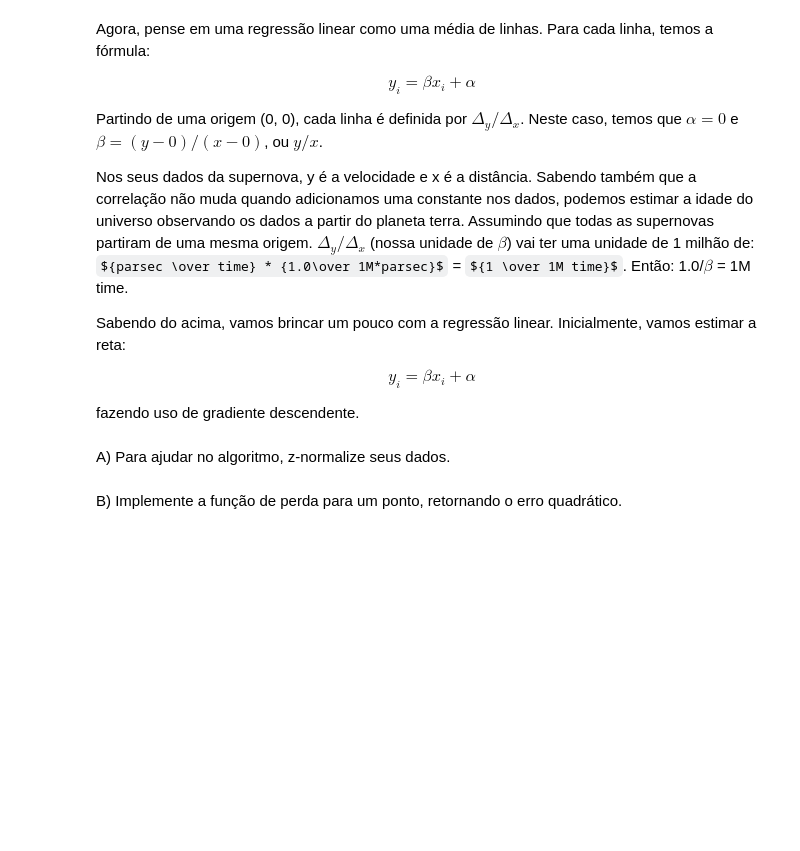
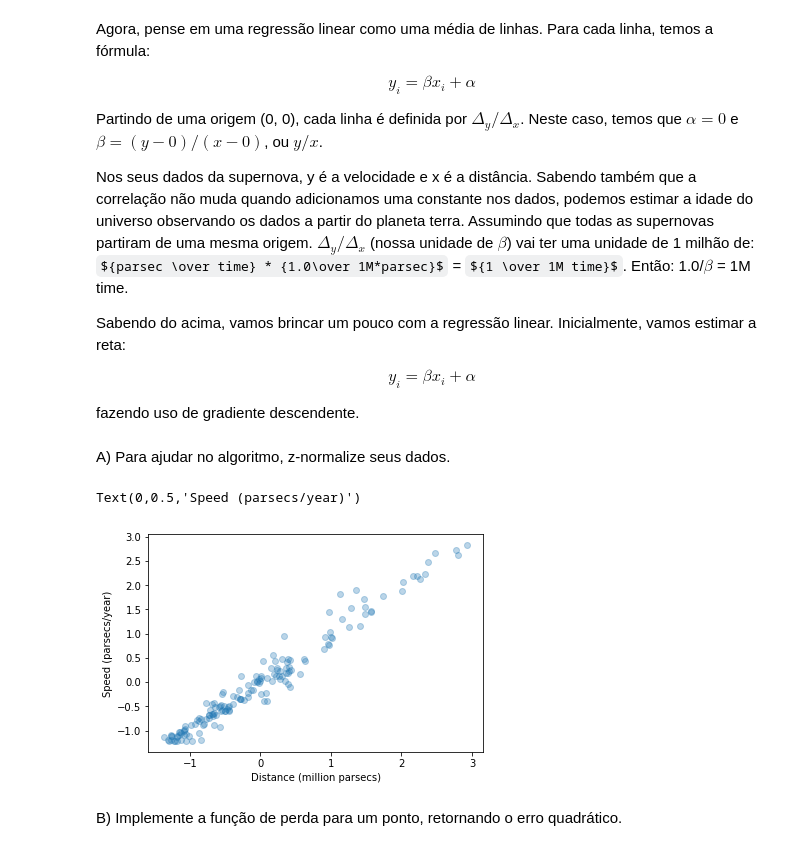
Before and after one commit to LorenaMendes/UFMG, a Jupyter notebook: ICD/Lista 5/Lista05.ipynb, the cells around one changed output. Saved outputs shown, nothing was run; the diff lists cells and outputs as text; code cells hidden in the pictures; some formulas as TeX source; blank space fills up the shorter version.

```diff
--- a/ICD/Lista 5/Lista05.ipynb
+++ b/ICD/Lista 5/Lista05.ipynb
@@ -58,12 +58,15 @@ fazendo uso de gradiente descendente.
 # %% [markdown]
 A) Para ajudar no algoritmo, z-normalize seus dados.
 # %%
-# YOUR CODE HERE
-raise NotImplementedError()
+df -= df.mean()
+df /= df.std(ddof=1)
 
 plt.scatter(df.values[:, 0], df.values[:, 1], alpha=0.3) # Esse alpha define transparência dos pontos
 plt.xlabel('Distance (million parsecs)')
 plt.ylabel('Speed (parsecs/year)')
+# %% [output]
+Text(0,0.5,'Speed (parsecs/year)')
+[figure, added]
 # %% [markdown]
 B) Implemente a função de perda para um ponto, retornando o erro quadrático.
 # %%
```
Also changed, not shown: parts of 1 cell of this notebook, 3 other files.
